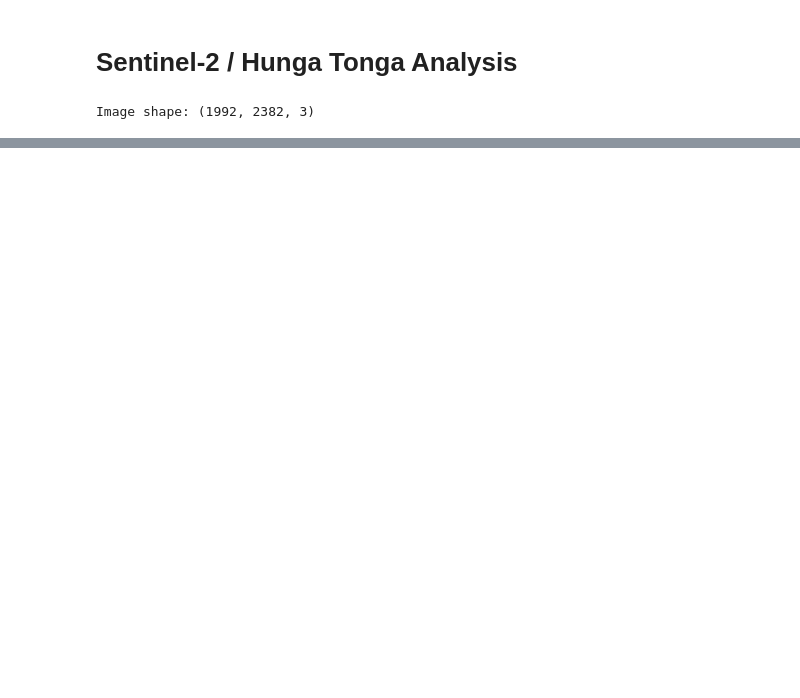
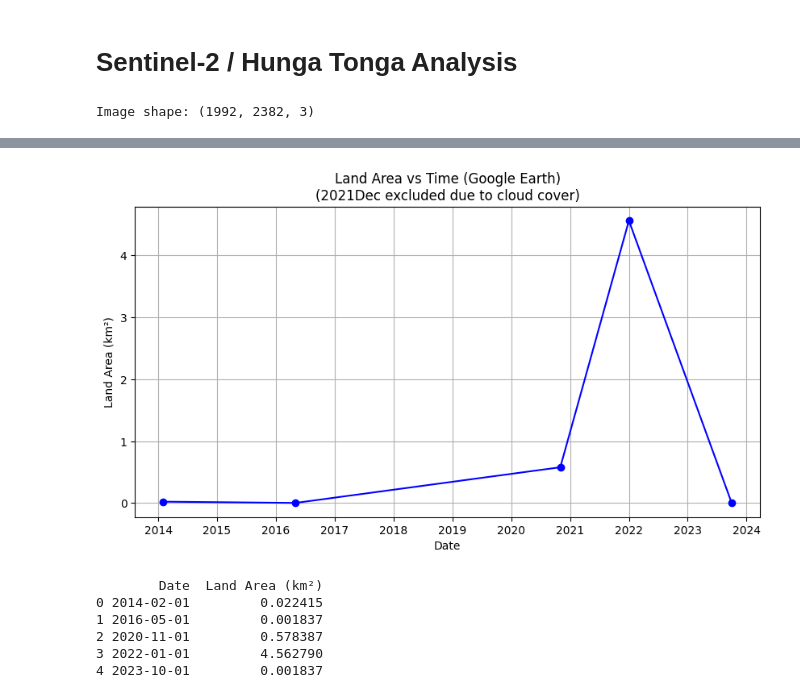
Before and after one commit to RachelOdunuga/optical-detectors-hst-sentinel, a Jupyter notebook: sentinel-assignment.ipynb, the cells around one changed output, grey strips where cells are left out. Drawn from its saved outputs; the diff is of its cells as text; code cells hidden in the pictures; blank space fills up the shorter version.

```diff
--- a/sentinel-assignment.ipynb
+++ b/sentinel-assignment.ipynb
@@ -30,0 +36,42 @@ plt.show()
+# %%
+images = [img for img in images if "2021Dec" not in img.name]
+
+pixel_size = 600/313
+
+dates, areas_km2 = [], []
+
+for img_path in images:
+    date = img_path.stem
+    image = plt.imread(img_path)
+    gray = np.mean(image, axis=2)# analogue for brightness of pixel
+
+   # assuming land and water will have very different brightness
+   # approximate measurement
+    mask = gray < 0.5
+    land_pixels = np.sum(mask)
+    land_area_m2 = land_pixels*(pixel_size**2)
+
+    dates.append(date)
+    areas_km2.append(land_area_m2/1e4)
+
+# converting dates so spacing in plot axis is correct
+dates_dt = pd.to_datetime(dates, format="%Y%b")
+
+plt.figure(figsize=(10,5))
+plt.plot(dates_dt, areas_km2, marker='o', linestyle='-', color='blue')
+plt.title("Land Area vs Time (Google Earth)\n(2021Dec excluded due to cloud cover)")
+plt.xlabel("Date")
+plt.ylabel("Land Area (km²)")
+plt.grid(True)
+plt.show()
+
+df = pd.DataFrame({"Date": dates_dt, "Land Area (km²)": areas_km2})
+print(df)
+# %% [output]
+[figure, added]
+        Date  Land Area (km²)
+0 2014-02-01         0.022415
+1 2016-05-01         0.001837
+2 2020-11-01         0.578387
+3 2022-01-01         4.562790
+4 2023-10-01         0.001837
```
Also changed, not shown: parts of 1 cell of this notebook.
